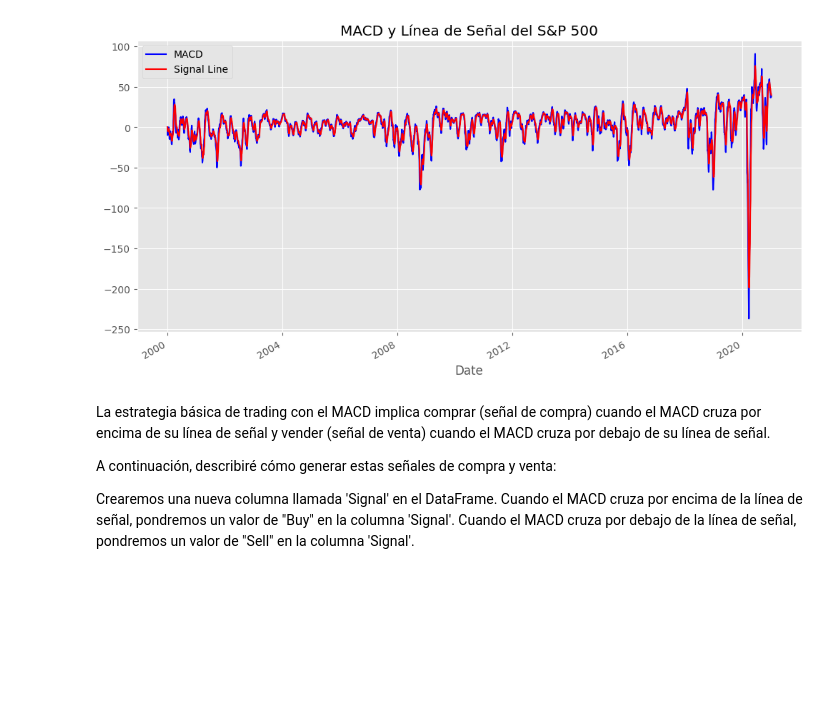
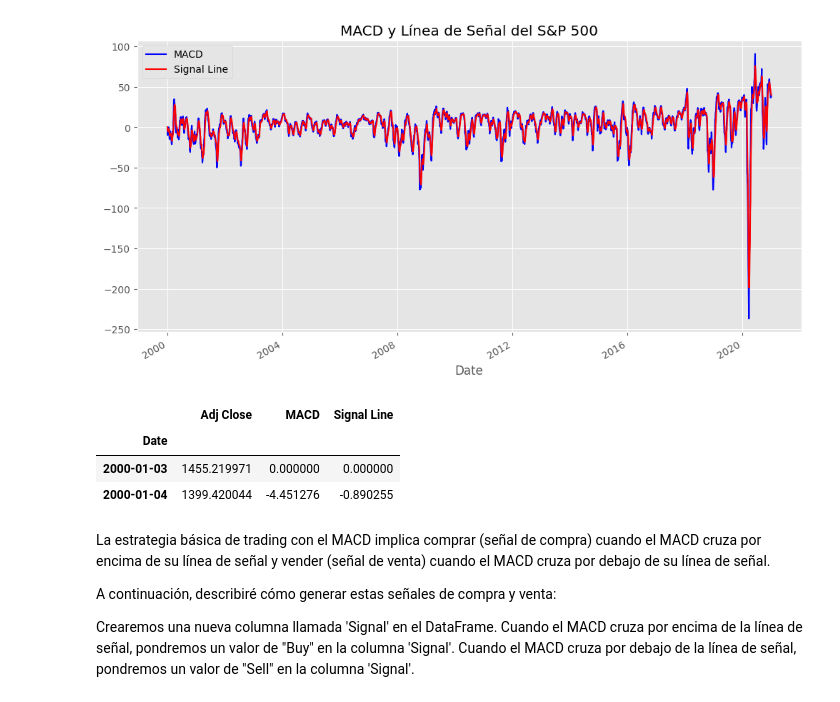
Before and after one commit to alfonso-santos/Intro-Python-Finanzas-2023, a Jupyter notebook: 8_Estrategia_trading/8_2_Trading_macd.ipynb, the cells around one changed output. Drawn from its saved outputs; the diff is of its cells as text; code cells hidden in the pictures; blank space fills up the shorter version.

```diff
--- a/8_Estrategia_trading/8_2_Trading_macd.ipynb
+++ b/8_Estrategia_trading/8_2_Trading_macd.ipynb
@@ -67,6 +67,13 @@ plt.title('MACD y Línea de Señal del S&P 500')
 plt.show()
 # %% [output]
 [figure]
+# %%
+sp500_per_df.head(2)
+# %% [output]
+|  | Adj Close | MACD | Signal Line |
+| Date |  |  |  |
+| 2000-01-03 | 1455.219971 | 0.000000 | 0.000000 |
+| 2000-01-04 | 1399.420044 | -4.451276 | -0.890255 |
 # %%
 # Crear una figura
 fig = go.Figure()
```
Also changed, not shown: parts of 2 cells of this notebook, 4 other files.
